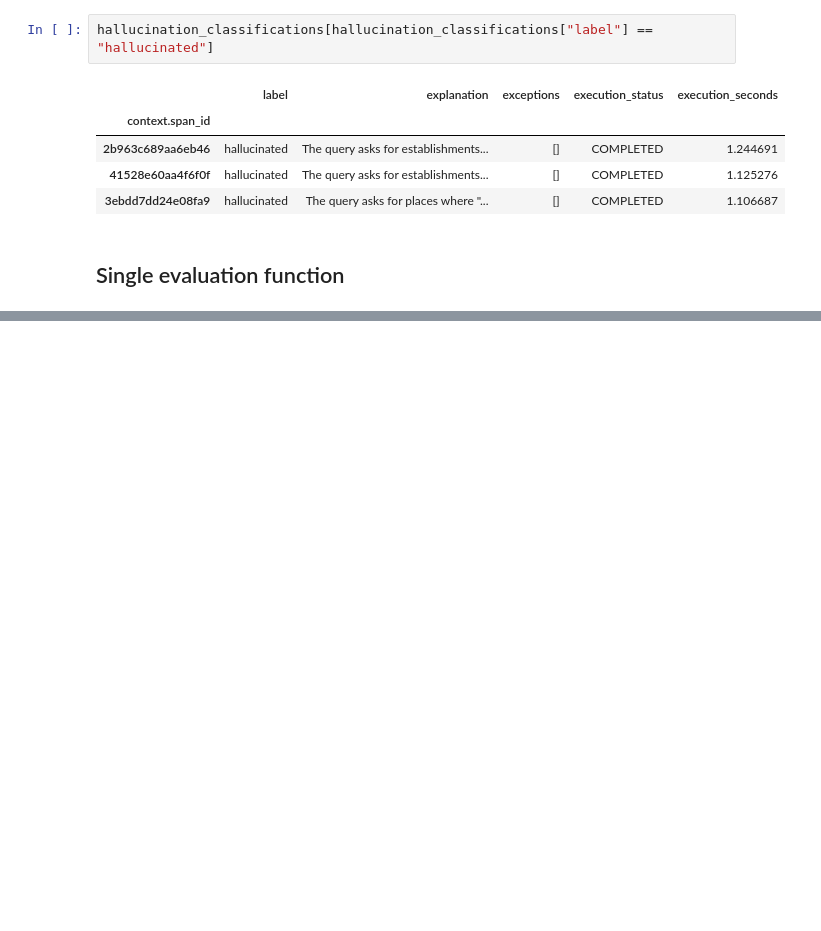
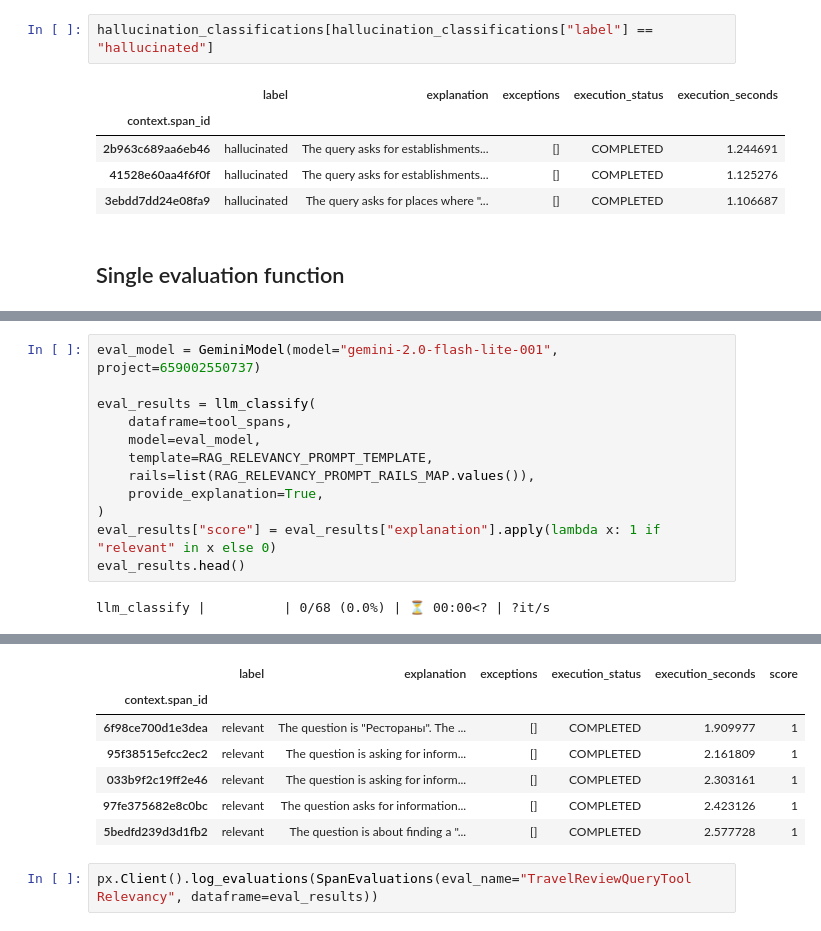
Before and after one commit to miem-refugees/travel-agent, a Jupyter notebook: notebooks/rag_evaluation.ipynb, the cells around one changed output, grey strips where cells are left out. Cells and saved outputs as stored; diff of their text form; blank space fills up the shorter version.

```diff
--- a/notebooks/rag_evaluation.ipynb
+++ b/notebooks/rag_evaluation.ipynb
@@ -470,0 +504,14 @@ Name: score, dtype: float64
+# %%
+eval_model = GeminiModel(model="gemini-2.0-flash-lite-001", project=659002550737)
+
+eval_results = llm_classify(
+    dataframe=tool_spans,
+    model=eval_model,
+    template=RAG_RELEVANCY_PROMPT_TEMPLATE,
+    rails=list(RAG_RELEVANCY_PROMPT_RAILS_MAP.values()),
+    provide_explanation=True,
+)
+eval_results["score"] = eval_results["explanation"].apply(lambda x: 1 if "relevant" in x else 0)
+eval_results.head()
+# %% [output]
+llm_classify |          | 0/68 (0.0%) | ⏳ 00:00<? | ?it/s
@@ -470,0 +520,9 @@ Name: score, dtype: float64
+|  | label | explanation | exceptions | execution_status | execution_seconds | score |
+| context.span_id |  |  |  |  |  |  |
+| 6f98ce700d1e3dea | relevant | The question is "Рестораны". The ... | [] | COMPLETED | 1.909977 | 1 |
+| 95f38515efcc2ec2 | relevant | The question is asking for inform... | [] | COMPLETED | 2.161809 | 1 |
+| 033b9f2c19ff2e46 | relevant | The question is asking for inform... | [] | COMPLETED | 2.303161 | 1 |
+| 97fe375682e8c0bc | relevant | The question asks for information... | [] | COMPLETED | 2.423126 | 1 |
+| 5bedfd239d3d1fb2 | relevant | The question is about finding a "... | [] | COMPLETED | 2.577728 | 1 |
+# %%
+px.Client().log_evaluations(SpanEvaluations(eval_name="TravelReviewQueryTool Relevancy", dataframe=eval_results))
```
Also changed, not shown: parts of 17 cells of this notebook.
